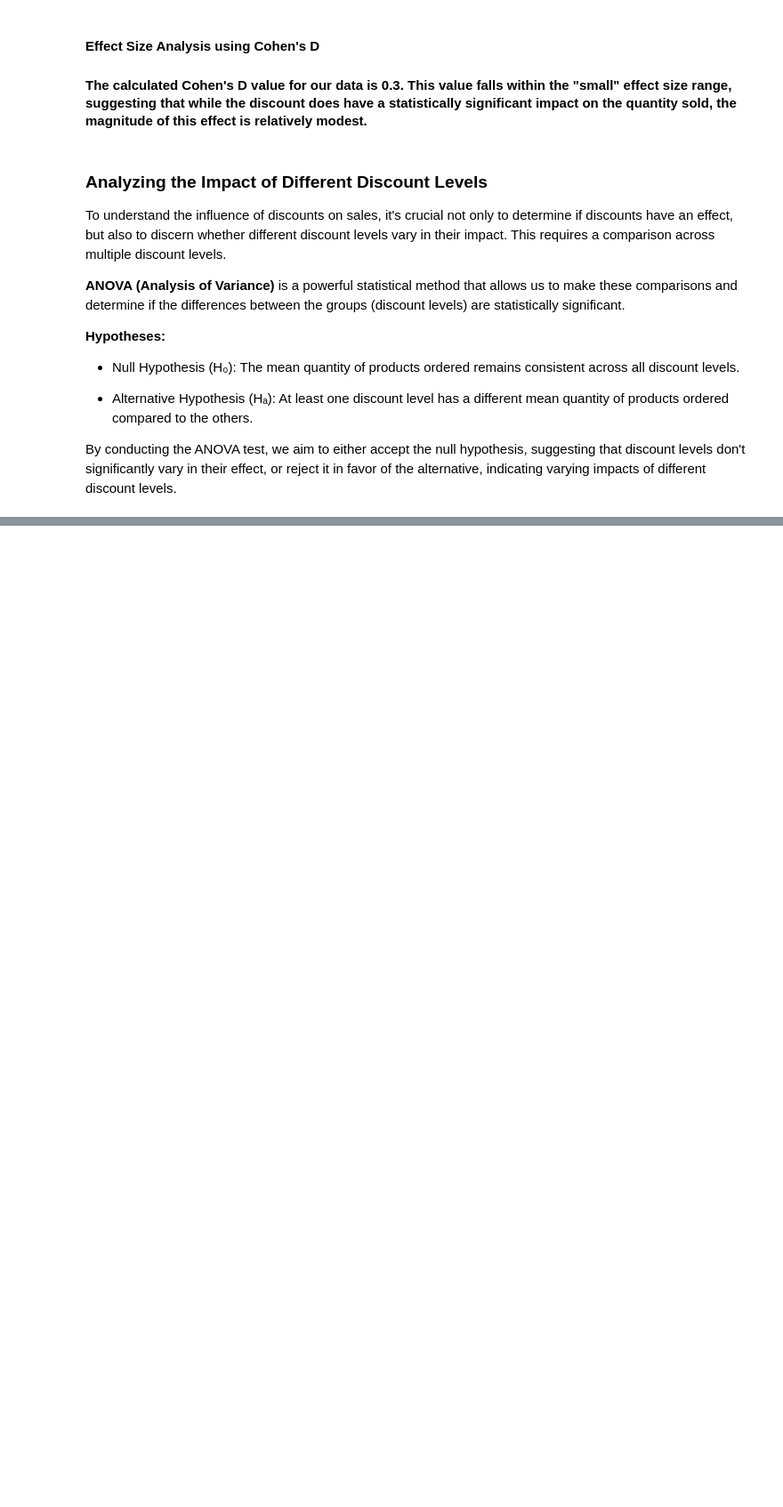
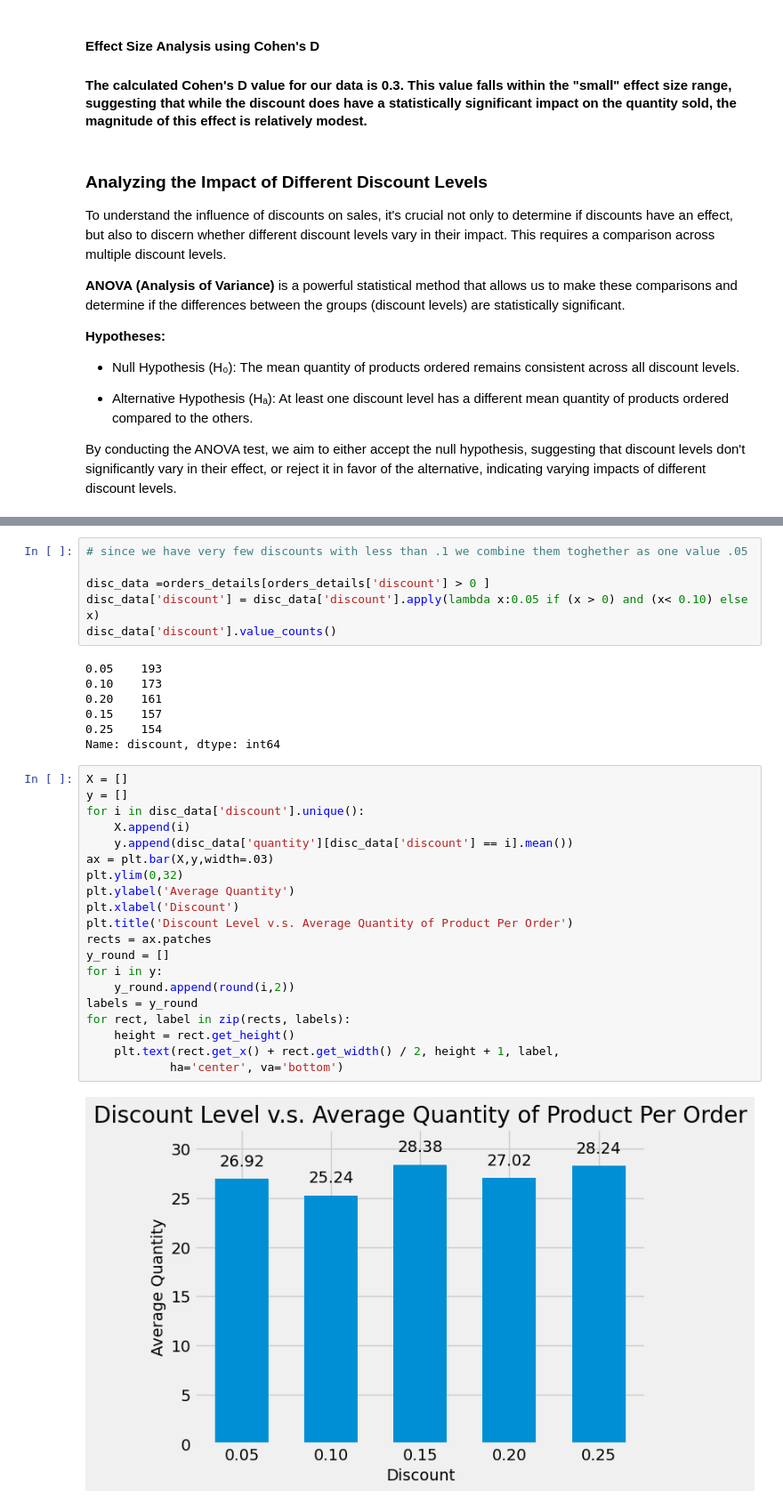
Before and after one commit to nani2357/Statistical-Analysis-on-Northwind-Sample-Database, a Jupyter notebook: Notebooks/hypothesis_testing.ipynb, the cells around one changed output, grey strips where cells are left out. Shown: that part at 89% size. Saved outputs shown, nothing was run; the diff lists cells and outputs as text; blank space fills up the shorter version.

```diff
--- a/Notebooks/hypothesis_testing.ipynb
+++ b/Notebooks/hypothesis_testing.ipynb
@@ -710,0 +703,35 @@ Name: discount, dtype: int64
+# %%
+# since we have very few discounts with less than .1 we combine them toghether as one value .05
+
+disc_data =orders_details[orders_details['discount'] > 0 ]
+disc_data['discount'] = disc_data['discount'].apply(lambda x:0.05 if (x > 0) and (x< 0.10) else x)
+disc_data['discount'].value_counts()
+# %% [output]
+0.05    193
+0.10    173
+0.20    161
+0.15    157
+0.25    154
+Name: discount, dtype: int64
+# %%
+X = []
+y = []
+for i in disc_data['discount'].unique():
+    X.append(i)
+    y.append(disc_data['quantity'][disc_data['discount'] == i].mean())
+ax = plt.bar(X,y,width=.03)
+plt.ylim(0,32)
+plt.ylabel('Average Quantity')
+plt.xlabel('Discount')
+plt.title('Discount Level v.s. Average Quantity of Product Per Order')
+rects = ax.patches
+y_round = []
+for i in y:
+    y_round.append(round(i,2))
+labels = y_round
+for rect, label in zip(rects, labels):
+    height = rect.get_height()
+    plt.text(rect.get_x() + rect.get_width() / 2, height + 1, label,
+            ha='center', va='bottom')
+# %% [output]
+[figure, added]
```
Also changed, not shown: parts of 9 cells of this notebook.
